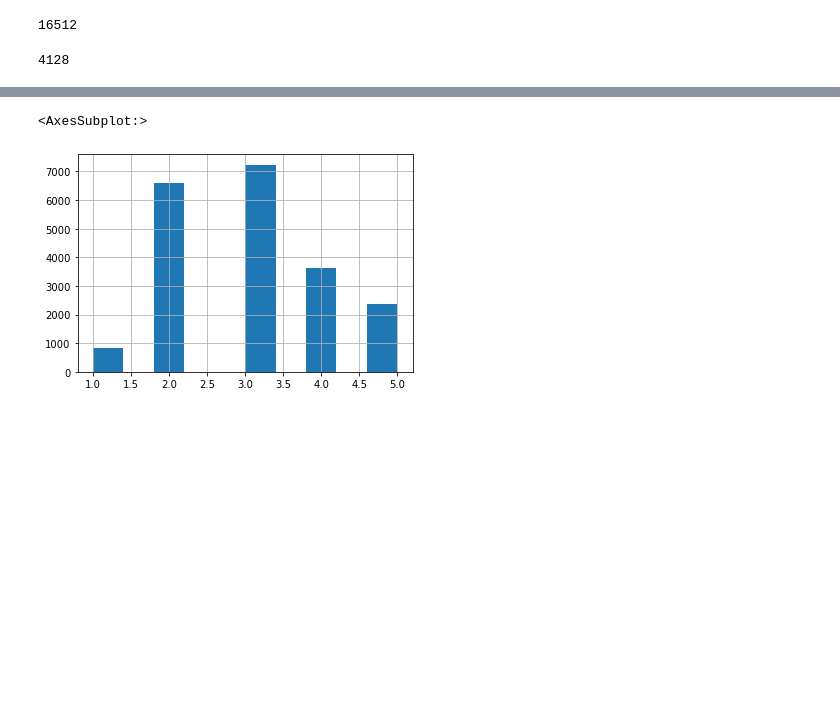
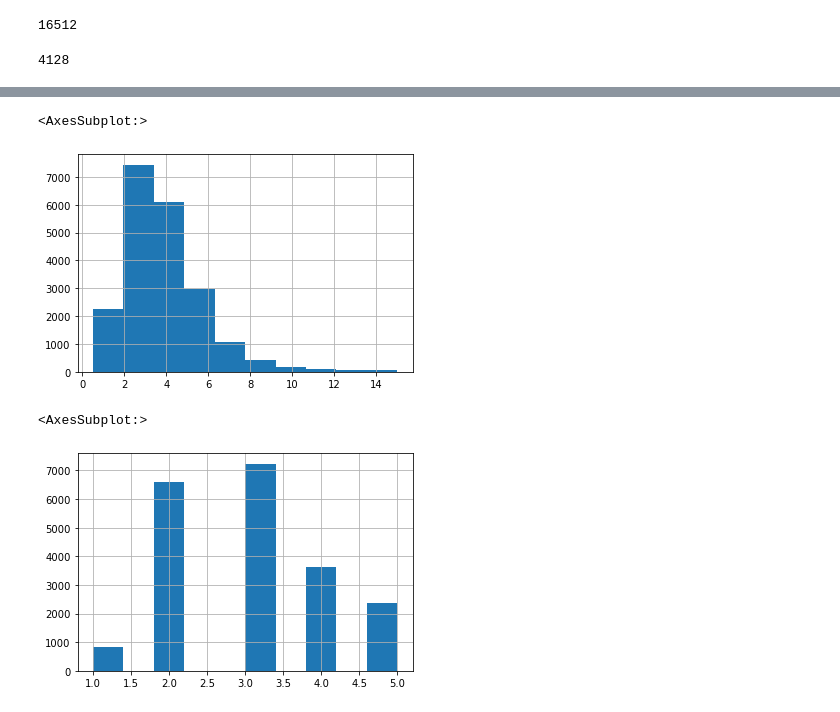
Before and after one commit to theishantha/Real-Estate-Price-Prediction, a Jupyter notebook: Real Estate Price Prediction - Draft 1.ipynb, the cells around one changed output, grey strips where cells are left out. Cells and saved outputs as stored; diff of their text form; code cells hidden in the pictures; blank space fills up the shorter version.

```diff
--- a/Real Estate Price Prediction - Draft 1.ipynb
+++ b/Real Estate Price Prediction - Draft 1.ipynb
@@ -144,3 +160,8 @@ train_set, test_set = train_test_split(housing, test_size=0.2, random_state=42)
+# %%
+housing["median_income"].hist()
+# %% [output]
+<AxesSubplot:>
+[figure, added]
 # %%
 housing["income_cat"] = pd.cut(housing["median_income"], bins=[0., 1.5, 3.0, 4.5, 6., np.inf], labels=[1, 2, 3, 4, 5])
 
```
Also changed, not shown: parts of 9 cells of this notebook.
